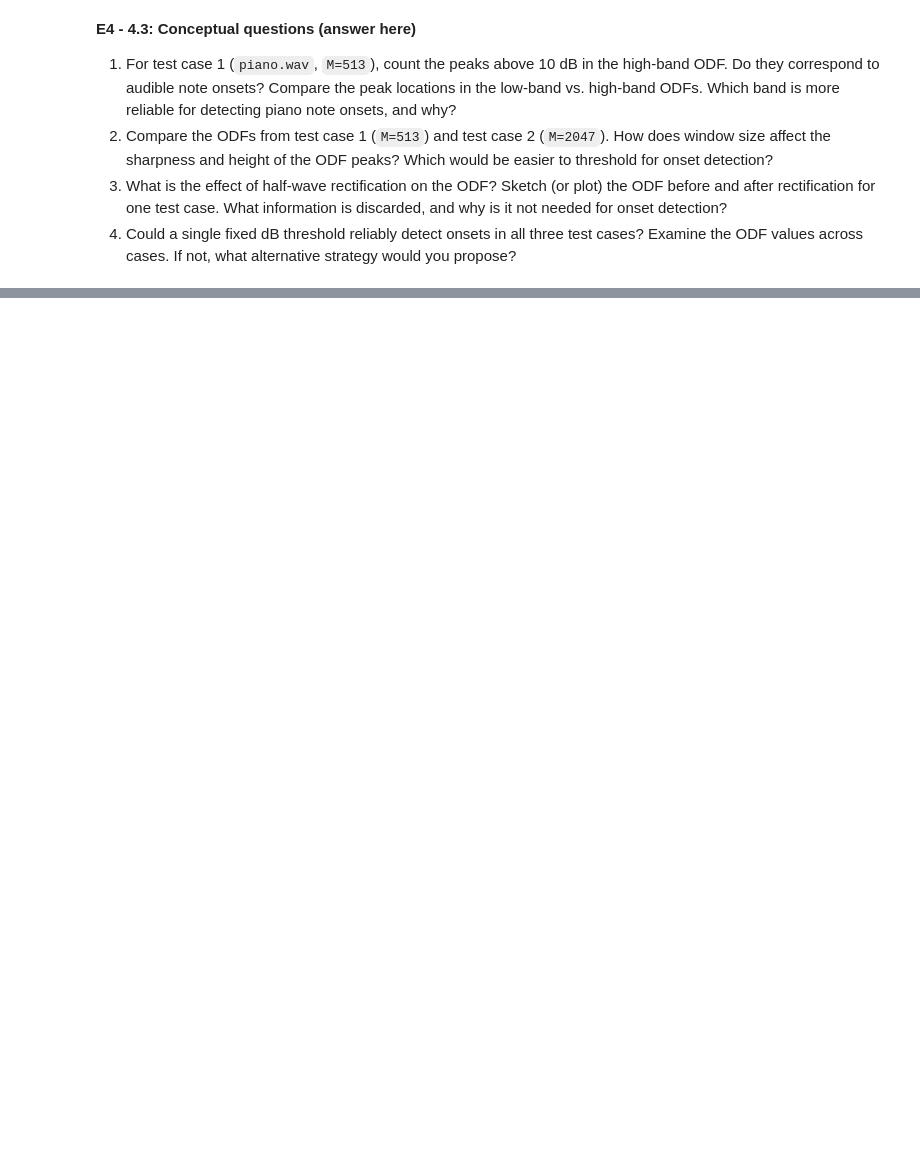
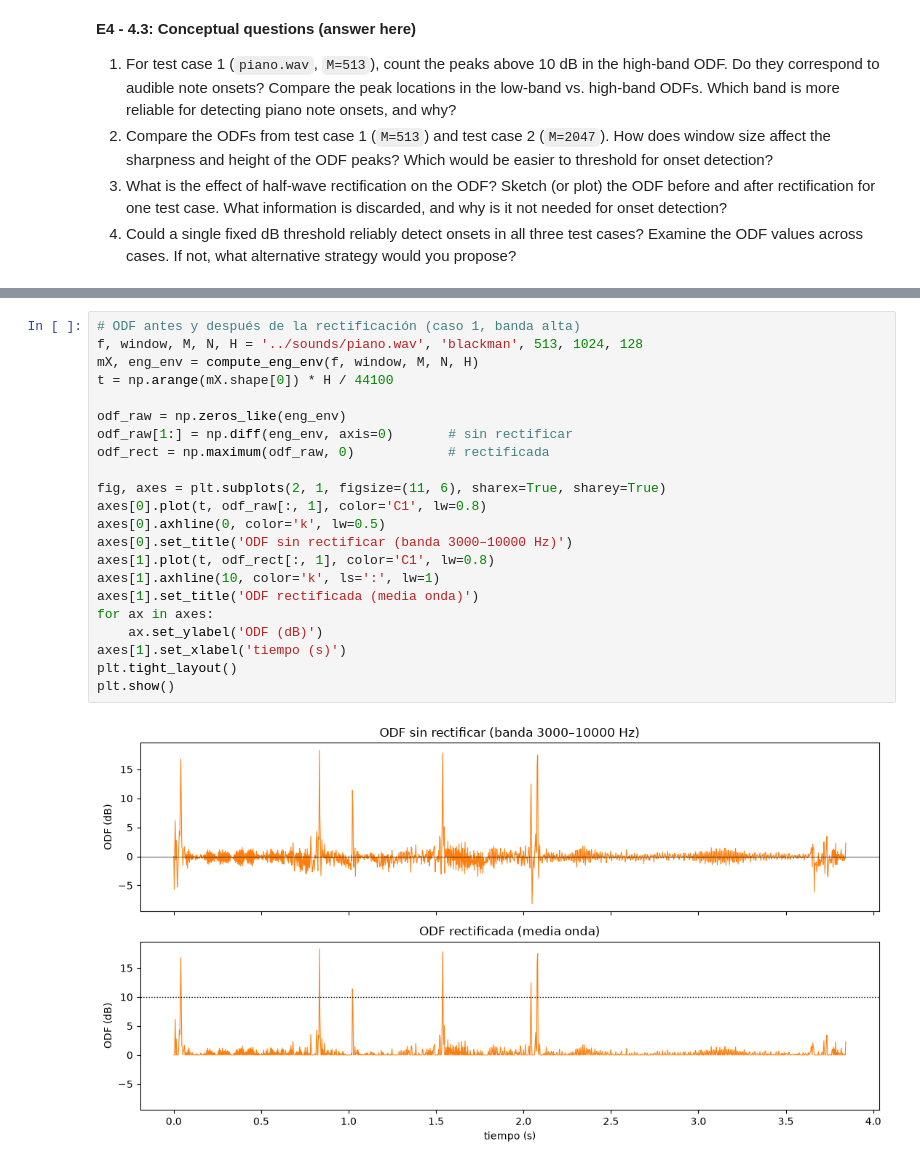
Before and after one commit to colas98/sms-tools-materials, a Jupyter notebook: exercises/E4-STFT.ipynb, the cells around one changed output, grey strips where cells are left out. Cells and saved outputs as stored; diff of their text form; blank space fills up the shorter version.

```diff
--- a/exercises/E4-STFT.ipynb
+++ b/exercises/E4-STFT.ipynb
@@ -727,0 +782,24 @@ Plot each ODF together with the spectrogram of the corresponding signal (same ti
+# %%
+# ODF antes y después de la rectificación (caso 1, banda alta)
+f, window, M, N, H = '../sounds/piano.wav', 'blackman', 513, 1024, 128
+mX, eng_env = compute_eng_env(f, window, M, N, H)
+t = np.arange(mX.shape[0]) * H / 44100
+
+odf_raw = np.zeros_like(eng_env)
+odf_raw[1:] = np.diff(eng_env, axis=0)       # sin rectificar
+odf_rect = np.maximum(odf_raw, 0)            # rectificada
+
+fig, axes = plt.subplots(2, 1, figsize=(11, 6), sharex=True, sharey=True)
+axes[0].plot(t, odf_raw[:, 1], color='C1', lw=0.8)
+axes[0].axhline(0, color='k', lw=0.5)
+axes[0].set_title('ODF sin rectificar (banda 3000–10000 Hz)')
+axes[1].plot(t, odf_rect[:, 1], color='C1', lw=0.8)
+axes[1].axhline(10, color='k', ls=':', lw=1)
+axes[1].set_title('ODF rectificada (media onda)')
+for ax in axes:
+    ax.set_ylabel('ODF (dB)')
+axes[1].set_xlabel('tiempo (s)')
+plt.tight_layout()
+plt.show()
+# %% [output]
+[figure, added]
```
Also changed, not shown: parts of 7 cells of this notebook.
